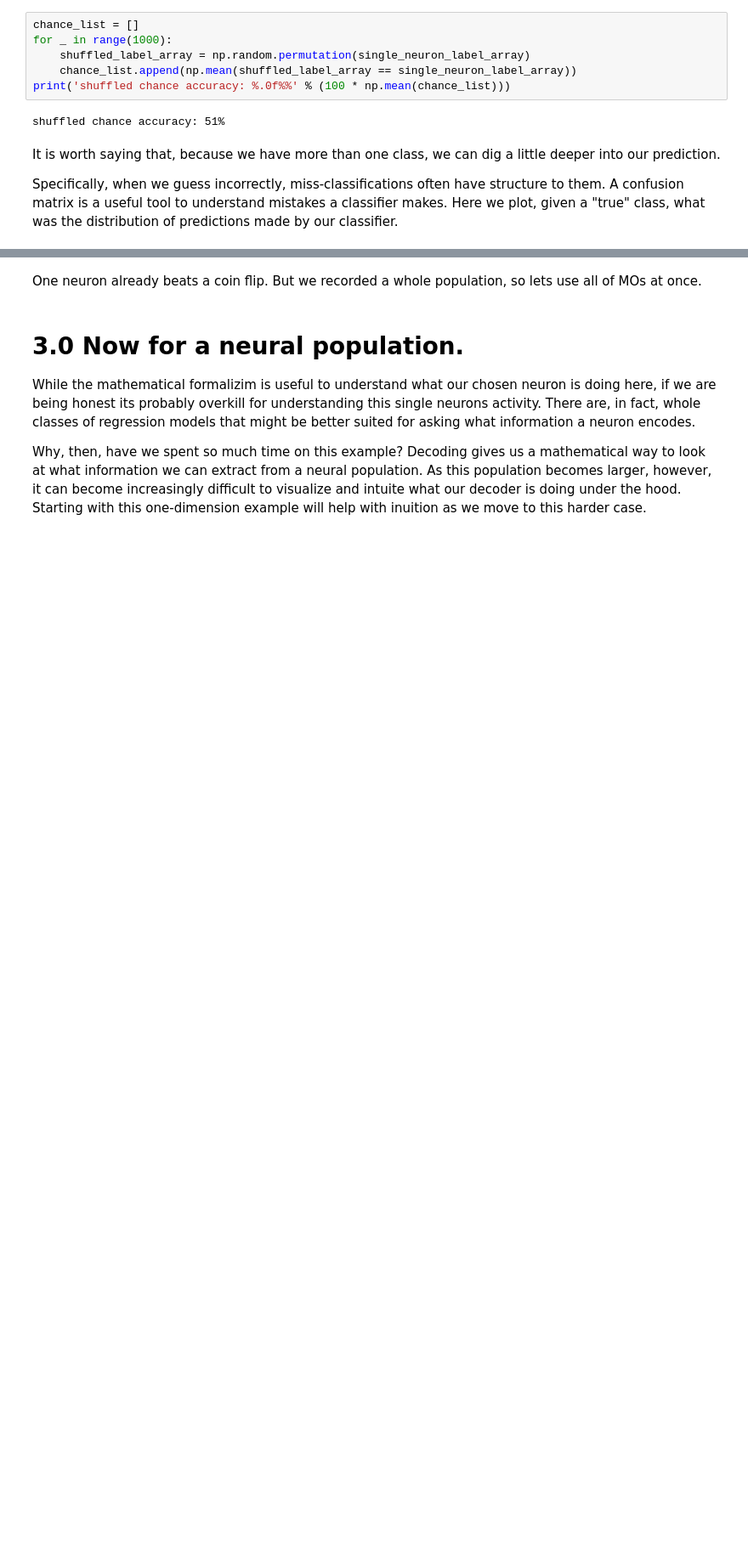
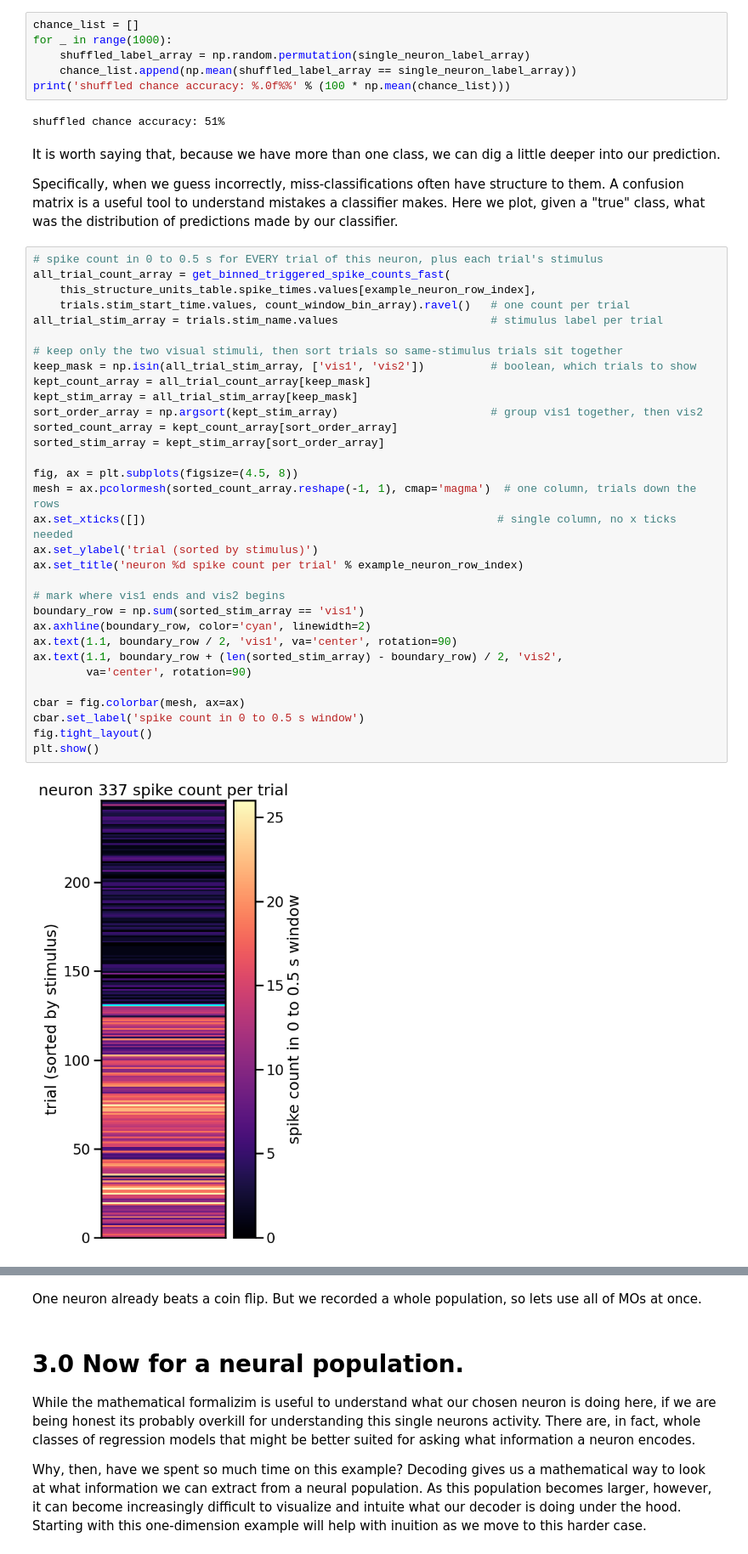
Before and after one commit to AllenSWDB/SWDB_2026_Behavioral_States, a Jupyter notebook: code/Workshop2_decoding_Noga_v3 (2).ipynb, the cells around one changed output, grey strips where cells are left out. Shown at 85% size. Saved outputs shown, nothing was run; the diff lists cells and outputs as text; blank space fills up the shorter version.

```diff
--- a/code/Workshop2_decoding_Noga_v3.ipynb
+++ b/code/Workshop2_decoding_Noga_v3 (2).ipynb
@@ -489,4 +514,38 @@ shuffled chance accuracy: 51%
 It is worth saying that, because we have more than one class, we can dig a little deeper into our prediction.
 
 Specifically, when we guess incorrectly, miss-classifications often have structure to them. A confusion matrix is a useful tool to understand mistakes a classifier makes. Here we plot, given a "true" class, what was the distribution of predictions made by our classifier.
+# %%
+# spike count in 0 to 0.5 s for EVERY trial of this neuron, plus each trial's stimulus
+all_trial_count_array = get_binned_triggered_spike_counts_fast(
+    this_structure_units_table.spike_times.values[example_neuron_row_index],
+    trials.stim_start_time.values, count_window_bin_array).ravel()   # one count per trial
+all_trial_stim_array = trials.stim_name.values                       # stimulus label per trial
+
+# keep only the two visual stimuli, then sort trials so same-stimulus trials sit together
+keep_mask = np.isin(all_trial_stim_array, ['vis1', 'vis2'])          # boolean, which trials to show
+kept_count_array = all_trial_count_array[keep_mask]
+kept_stim_array = all_trial_stim_array[keep_mask]
+sort_order_array = np.argsort(kept_stim_array)                       # group vis1 together, then vis2
+sorted_count_array = kept_count_array[sort_order_array]
+sorted_stim_array = kept_stim_array[sort_order_array]
+
+fig, ax = plt.subplots(figsize=(4.5, 8))
+mesh = ax.pcolormesh(sorted_count_array.reshape(-1, 1), cmap='magma')  # one column, trials down the rows
+ax.set_xticks([])                                                     # single column, no x ticks needed
+ax.set_ylabel('trial (sorted by stimulus)')
+ax.set_title('neuron %d spike count per trial' % example_neuron_row_index)
+
+# mark where vis1 ends and vis2 begins
+boundary_row = np.sum(sorted_stim_array == 'vis1')
+ax.axhline(boundary_row, color='cyan', linewidth=2)
+ax.text(1.1, boundary_row / 2, 'vis1', va='center', rotation=90)
+ax.text(1.1, boundary_row + (len(sorted_stim_array) - boundary_row) / 2, 'vis2',
+        va='center', rotation=90)
+
+cbar = fig.colorbar(mesh, ax=ax)
+cbar.set_label('spike count in 0 to 0.5 s window')
+fig.tight_layout()
+plt.show()
+# %% [output]
+[figure, added]
 # %%
```
Also changed, not shown: parts of 14 cells of this notebook.
